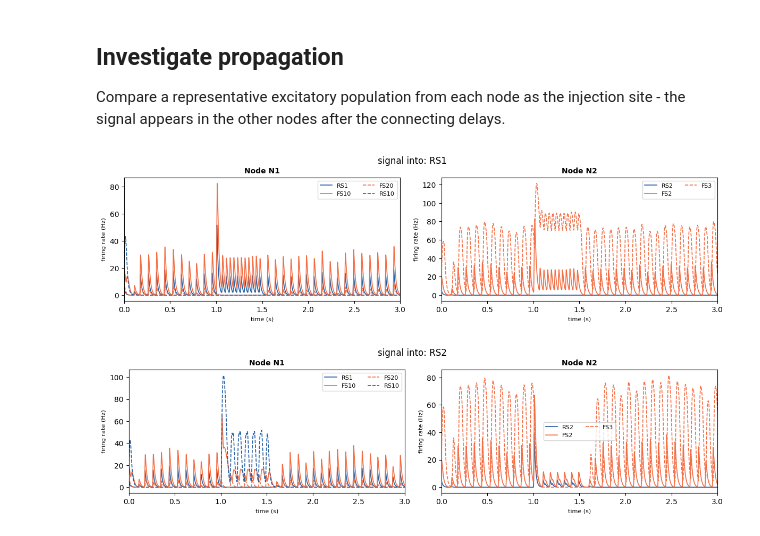
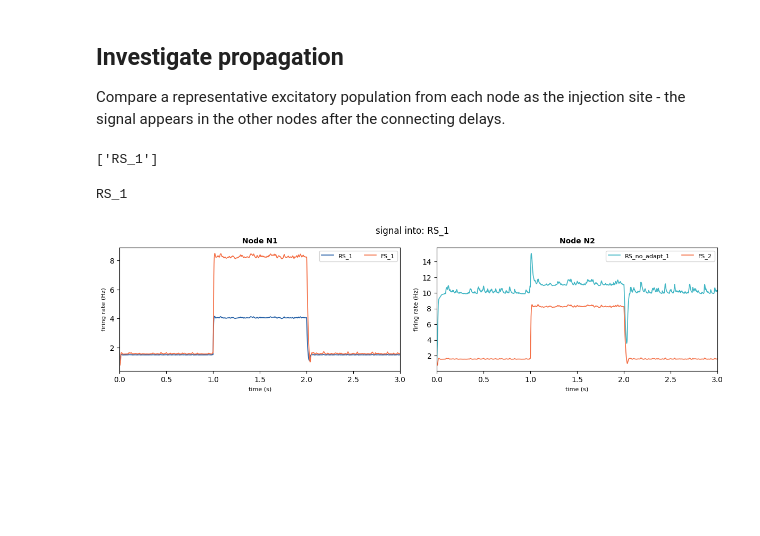
Before and after one commit to IlaCar/neuron-to-meanfield, a Jupyter notebook: network_of_mean_field/network_MF_signal_propagation.ipynb, the cells around one changed output. Saved outputs shown, nothing was run; the diff lists cells and outputs as text; code cells hidden in the pictures; blank space fills up the shorter version.

```diff
--- a/network_of_mean_field/network_MF_signal_propagation.ipynb
+++ b/network_of_mean_field/network_MF_signal_propagation.ipynb
@@ -154,9 +163,14 @@ for node, names in nodes.items():
     rs = [nm for nm in names if net["pops"][net["index"][nm]]["type"] == "RS"]
     if rs:
         example_targets.append(rs[0])
-
-for target in example_targets:
-    run([target]);
-# %% [output]
-[figure, removed]
-[figure, removed]
+# %%
+example_targets
+# %% [output]
+['RS_1']
+# %%
+for target in example_targets:
+    print(target)
+    run([target],signal="ou", signal_amp=5.0, signal_onset=1.0, signal_offset=2)
+# %% [output]
+RS_1
+[figure, added]
```
Also changed, not shown: parts of 5 cells of this notebook.
